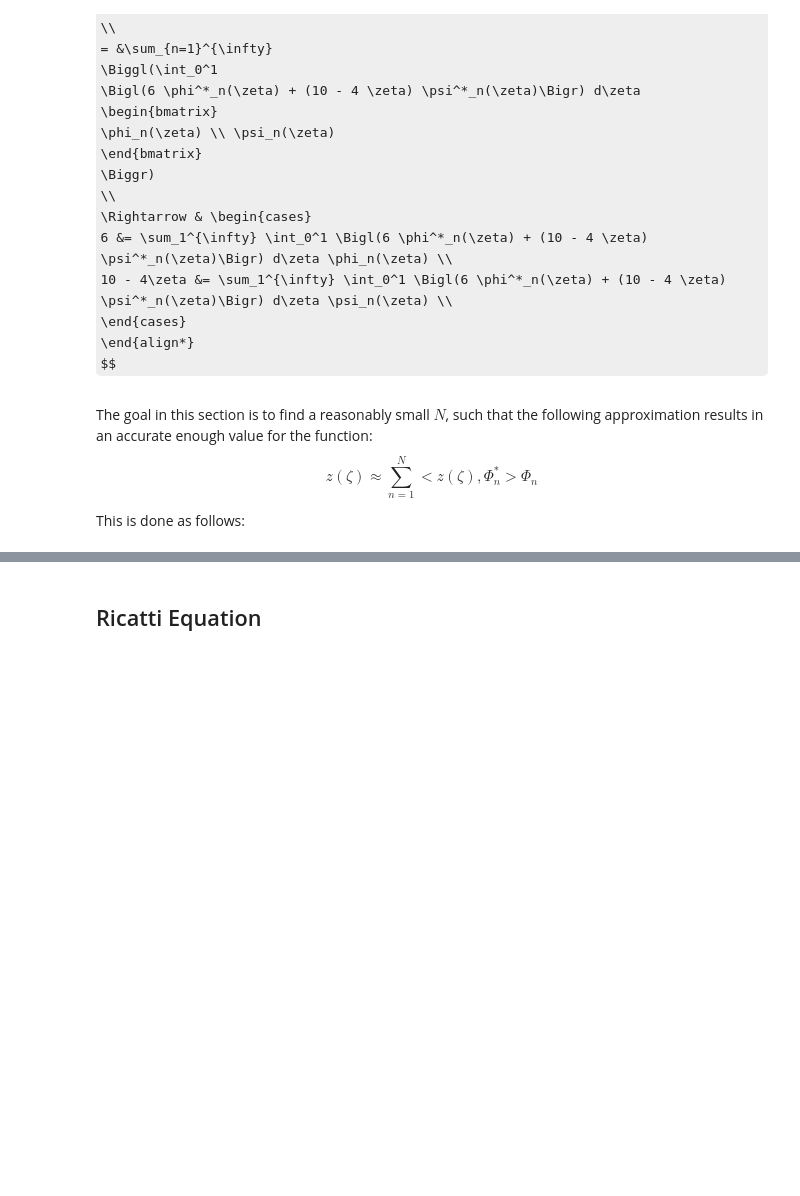
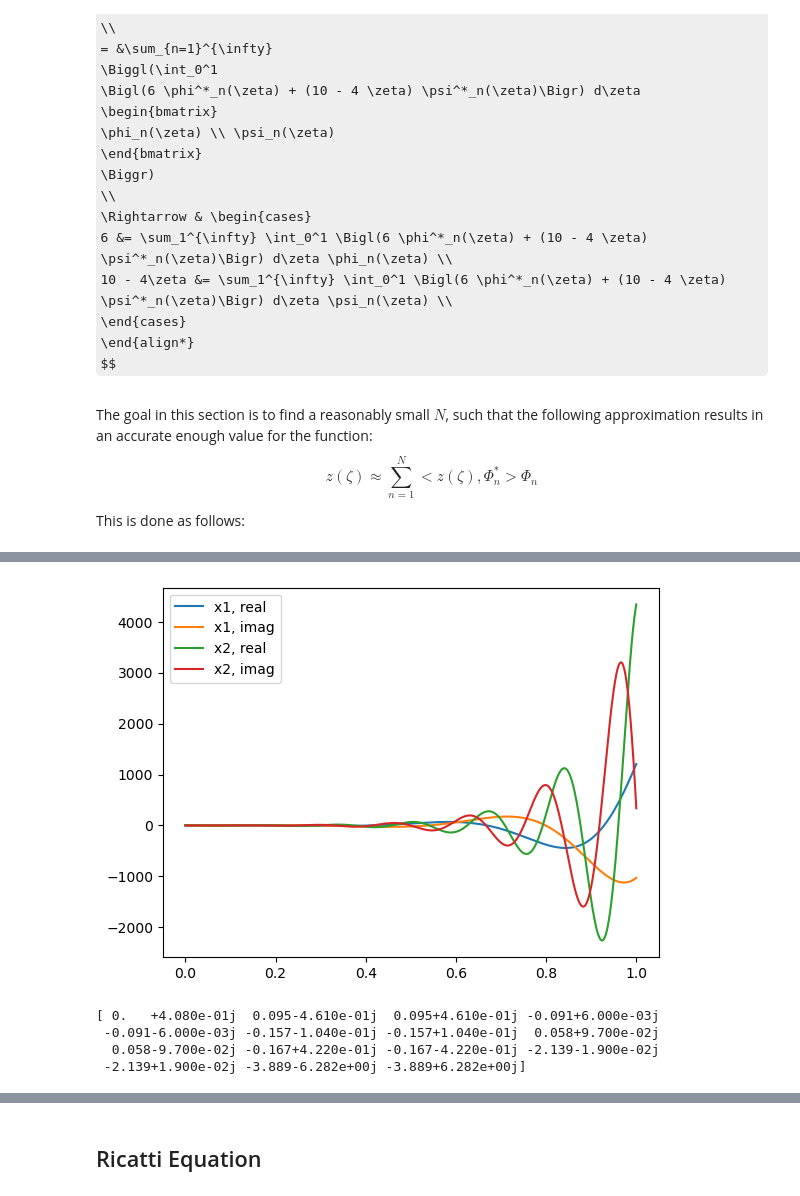
Before and after one commit to behradmoadeli/pfr_isothermal_recycle_delay_optimal, a Jupyter notebook: reports/BehradPaper.ipynb, the cells around one changed output, grey strips where cells are left out. Cells and saved outputs as stored; diff of their text form; code cells hidden in the pictures; some formulas as TeX source; blank space fills up the shorter version.

```diff
--- a/reports/BehradPaper.ipynb
+++ b/reports/BehradPaper.ipynb
@@ -689 +689,37 @@ e_27 = (2.4180653324321346+0j)
+# %%
+x = np.linspace(0,1,1000)
+
+plt.plot(x, np.real(eig_fun_adj_1(x, default_pars, lambdas[15])), label='x1, real')
+plt.plot(x, np.imag(eig_fun_adj_1(x, default_pars, lambdas[15])), label='x1, imag')
+plt.plot(x, np.real(eig_fun_adj_2(x, default_pars, lambdas[15])), label='x2, real')
+plt.plot(x, np.imag(eig_fun_adj_2(x, default_pars, lambdas[15])), label='x2, imag')
+plt.legend()
+
+plt.show()
+# %% [output]
+[figure, added]
+# %%
+x = np.linspace(0,1,1000)
+s = []
+e=[]
+for n,l in enumerate(lambdas[:15]):
+    y = quad(eig_fun_mul_2,0,1,args=(default_pars, l, normal_coefs[n]),complex_func=True)[0]
+    s.append(y)
+    if np.mod(n,2) == 1 or n == 0:
+        # print(f'e_{n} = {np.round(err*100, 2)}')
+        e.append(err)
+        # plt.plot(x, np.real(s[n]), label=n)
+
+print(np.round(s, 3))
+# plt.plot(e)
+# plt.plot(x,np.real(arbit_fun_2(x, default_pars)), label='z')
+# plt.xlabel('zeta')
+# plt.ylabel('z, z_R')
+# plt.legend()
+# plt.show()
+# %% [output]
+[ 0.   +4.080e-01j  0.095-4.610e-01j  0.095+4.610e-01j -0.091+6.000e-03j
+ -0.091-6.000e-03j -0.157-1.040e-01j -0.157+1.040e-01j  0.058+9.700e-02j
+  0.058-9.700e-02j -0.167+4.220e-01j -0.167-4.220e-01j -2.139-1.900e-02j
+ -2.139+1.900e-02j -3.889-6.282e+00j -3.889+6.282e+00j]
 # %%
```
Also changed, not shown: parts of 12 cells of this notebook, 2 other files.
